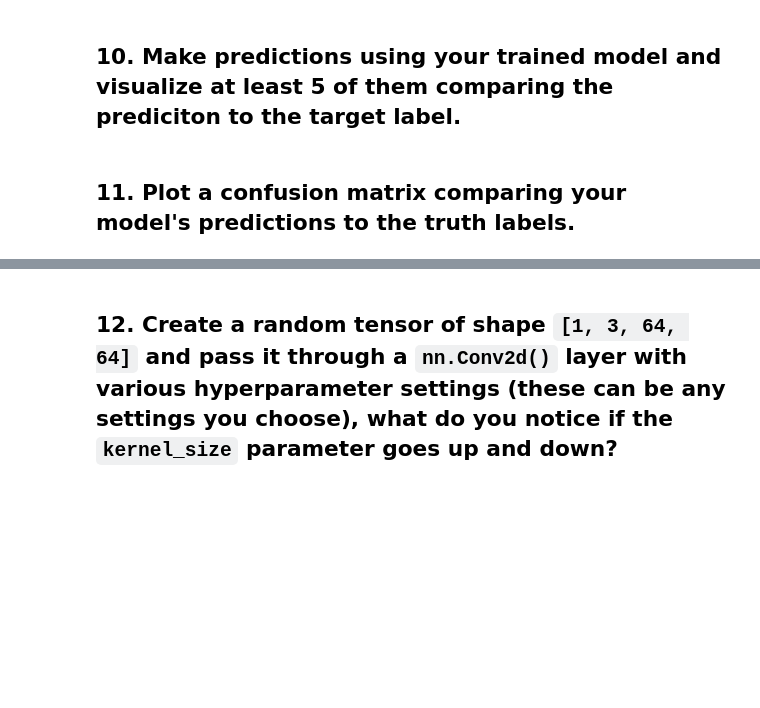
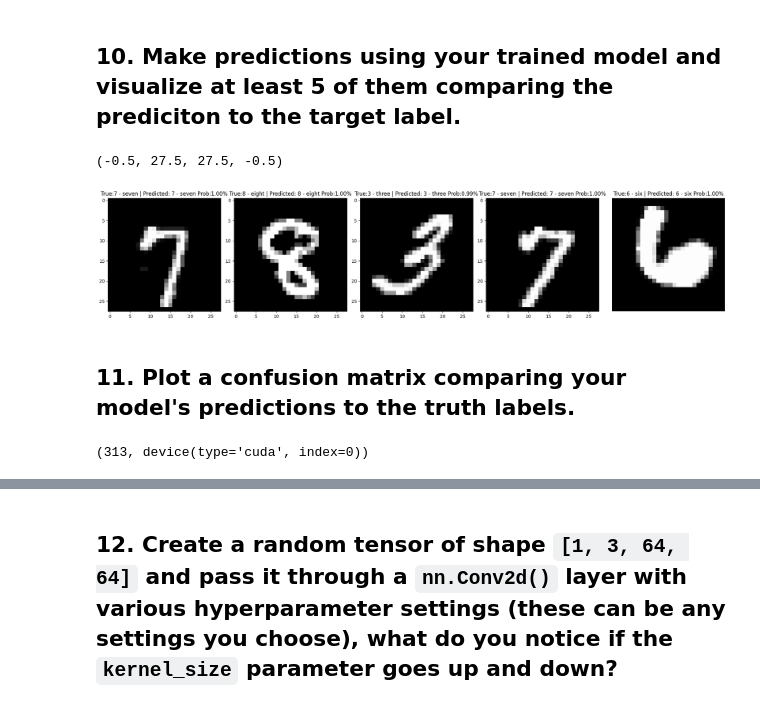
Before and after one commit to RijalChirayu/DeeplearningJourney, a Jupyter notebook: Excercises/03_pytorch_computer_vision_exercises.ipynb, the cells around one changed output, grey strips where cells are left out. Drawn from its saved outputs; the diff is of its cells as text; code cells hidden in the pictures; blank space fills up the shorter version.

```diff
--- a/Excercises/03_pytorch_computer_vision_exercises.ipynb
+++ b/Excercises/03_pytorch_computer_vision_exercises.ipynb
@@ -85,4 +340,19 @@ There are multiple ways to prevent overfitting. Among them three are below:
 # %% [markdown]
 ## 10. Make predictions using your trained model and visualize at least 5 of them comparing the prediciton to the target label.
+# %%
+fig = plt.figure(figsize=(20 , 20))
+for i in range(5):
+    random_idx = torch.randint(0 , len(test_data) , size = [1]).item()
+    random_image , random_label = train_data[random_idx]
+    y_pred_prob = torch.softmax(model(random_image.unsqueeze(dim = 0 ).to(device)) , dim = 1)
+    y_pred = y_pred_prob.argmax(dim = 1)
+    fig.add_subplot(1 , 5 , i+1)
+    plt.imshow(random_image.squeeze() , cmap = "gray")
+    plt.title(f"True:{class_names[random_label]} | Predicted: {class_names[y_pred]} Prob:{y_pred_prob.max():.2f}%")
+plt.tight_layout(pad = 1.0)
+plt.axis(False)
+# %% [output]
+(-0.5, 27.5, 27.5, -0.5)
+[figure, added]
 # %% [markdown]
 ## 11. Plot a confusion matrix comparing your model's predictions to the truth labels.
@@ -88,0 +373,4 @@ There are multiple ways to prevent overfitting. Among them three are below:
+# %%
+len(y_preds) , y_preds_tensor.device
+# %% [output]
+(313, device(type='cuda', index=0))
```
Also changed, not shown: parts of 23 cells of this notebook, 8 other files.
